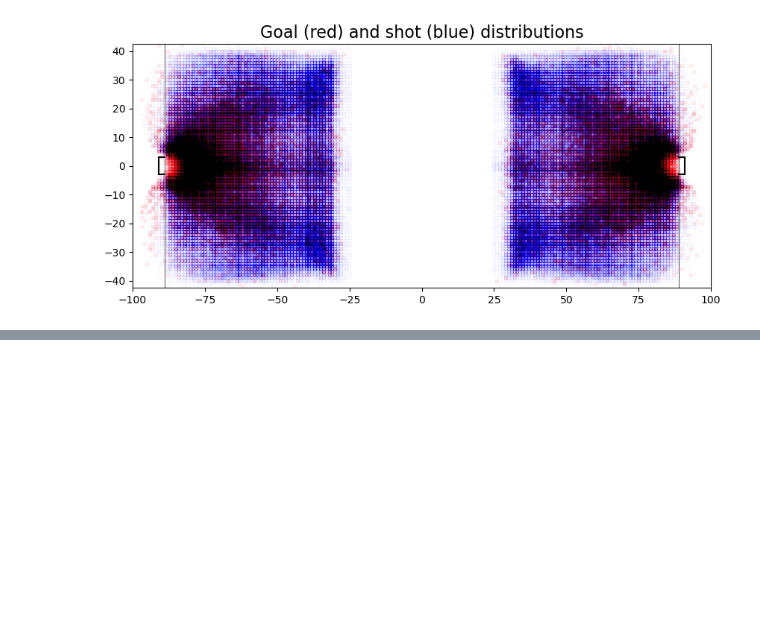
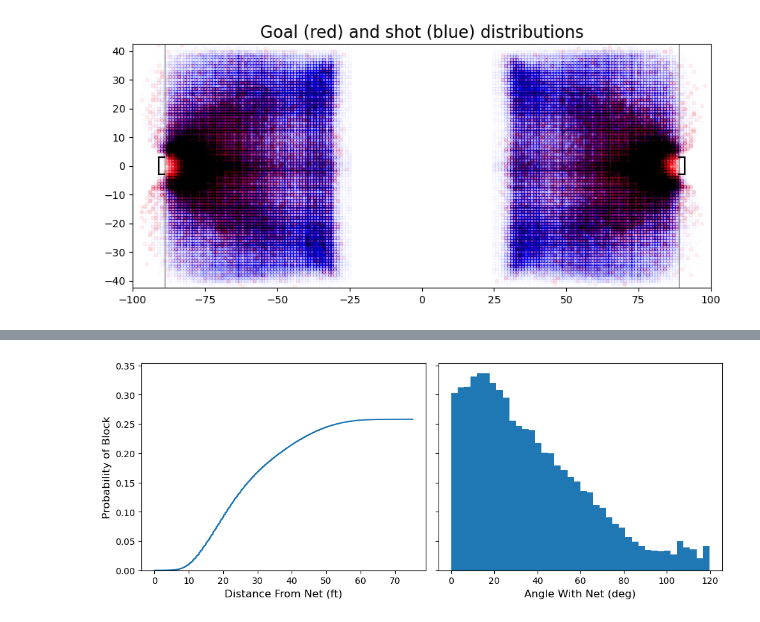
Before and after one commit to marshineer/Hockey-Analytics, a Jupyter notebook: analyses/shots_eda.ipynb, the cells around one changed output, grey strips where cells are left out. Drawn from its saved outputs; the diff is of its cells as text; code cells hidden in the pictures; blank space fills up the shorter version.

```diff
--- a/analyses/shots_eda.ipynb
+++ b/analyses/shots_eda.ipynb
@@ -214,0 +288,55 @@ ax.set_yticklabels(y_ticks_lbls);
+# %%
+# Plot the probability of blocks given angle and distance
+fig, axes = plt.subplots(1, 2, figsize=(10, 4), sharey=True)
+blocked_shots = shots_df[shots_df.shot_result == 'BLOCK']
+
+# Calculate the probability of blocks based on angle
+all_cnts_angle, bins_angle = np.histogram(abs(shots_df['net_angle']), bins=40)
+# _, bins_angle = np.histogram(abs(shots_df['net_angle']), bins=40)
+block_cnts_angle, _ = np.histogram(abs(blocked_shots['net_angle']), bins_angle)
+# all_cnts_angle, _ = np.histogram(abs(shots_df['net_angle']), bins_angle)
+# thru_cnts_angle, _ = np.histogram(abs(shots_wo_blocks['net_angle']), bins_angle)
+p_block_angle = block_cnts_angle / all_cnts_angle
+# p_block_angle = block_cnts_angle / (block_cnts_angle + thru_cnts_angle)
+width_angle = bins_angle[1] - bins_angle[0]
+center_angle = (bins_angle[:-1] + bins_angle[1:]) / 2
+axes[1].bar(center_angle, p_block_angle, align='center', width=width_angle)
+axes[1].set_xlabel(x_lbls[1], fontsize=12)
+
+# Calculate the probability of blocks based on distance
+
+# Method #1 (bin average)
+# all_cnts_dist, bins_dist = np.histogram(shots_df['net_distance'], bins=40)
+# block_cnts_dist, _ = np.histogram(blocked_shots['net_distance'], bins_dist)
+# block_cnts_mod = block_cnts_dist / np.arange(block_cnts_dist.size)[::-1]
+# print(np.arange(block_cnts_dist.size)[::-1])
+# print(block_cnts_dist)
+# print(block_cnts_mod)
+# print(all_cnts_dist)
+# # all_cnts_dist, _ = np.histogram(shots_df['net_distance'], bins_dist)
+# # p_block_dist = np.zeros(block_cnts_dist.size)
+# p_block_dist = block_cnts_dist / all_cnts_dist
+# for N in range(1, block_cnts_dist.size):
+#     # num_sum = 0
+#     # for n in range(N):
+#     #     if N == block_cnts_dist.size - 1:
+#     #         print(block_cnts_dist[n] / (N - n))
+#     #     num_sum += block_cnts_dist[n] / (N - n)
+#     #     # num_sum += block_cnts_dist[n]
+#     # # p_block_dist[N] = num_sum / all_cnts_dist[N]
+#     p_block_dist[N] = block_cnts_mod[:N].sum() / all_cnts_dist[N]
+# width_dist = bins_dist[1] - bins_dist[0]
+# center_dist = (bins_dist[:-1] + bins_dist[1:]) / 2
+# axes[0].bar(center_dist, p_block_dist, align='center', width=width_dist)
+
+# Method #2 (CDF of block probability)
+# https://stackoverflow.com/questions/24788200/calculate-the-cumulative-distribution-function-cdf-in-python
+p_block_avg = len(blocked_shots) / len(shots_df)
+block_dists = blocked_shots['net_distance'].sort_values()
+cum_density = np.linspace(0, 1, len(blocked_shots))
+axes[0].plot(block_dists, cum_density * p_block_avg)
+axes[0].set_xlabel(x_lbls[0], fontsize=12)
+axes[0].set_ylabel('Probability of Block', fontsize=12)
+fig.tight_layout();
+# %% [output]
+[figure, added]
```
Also changed, not shown: parts of 11 cells of this notebook.
